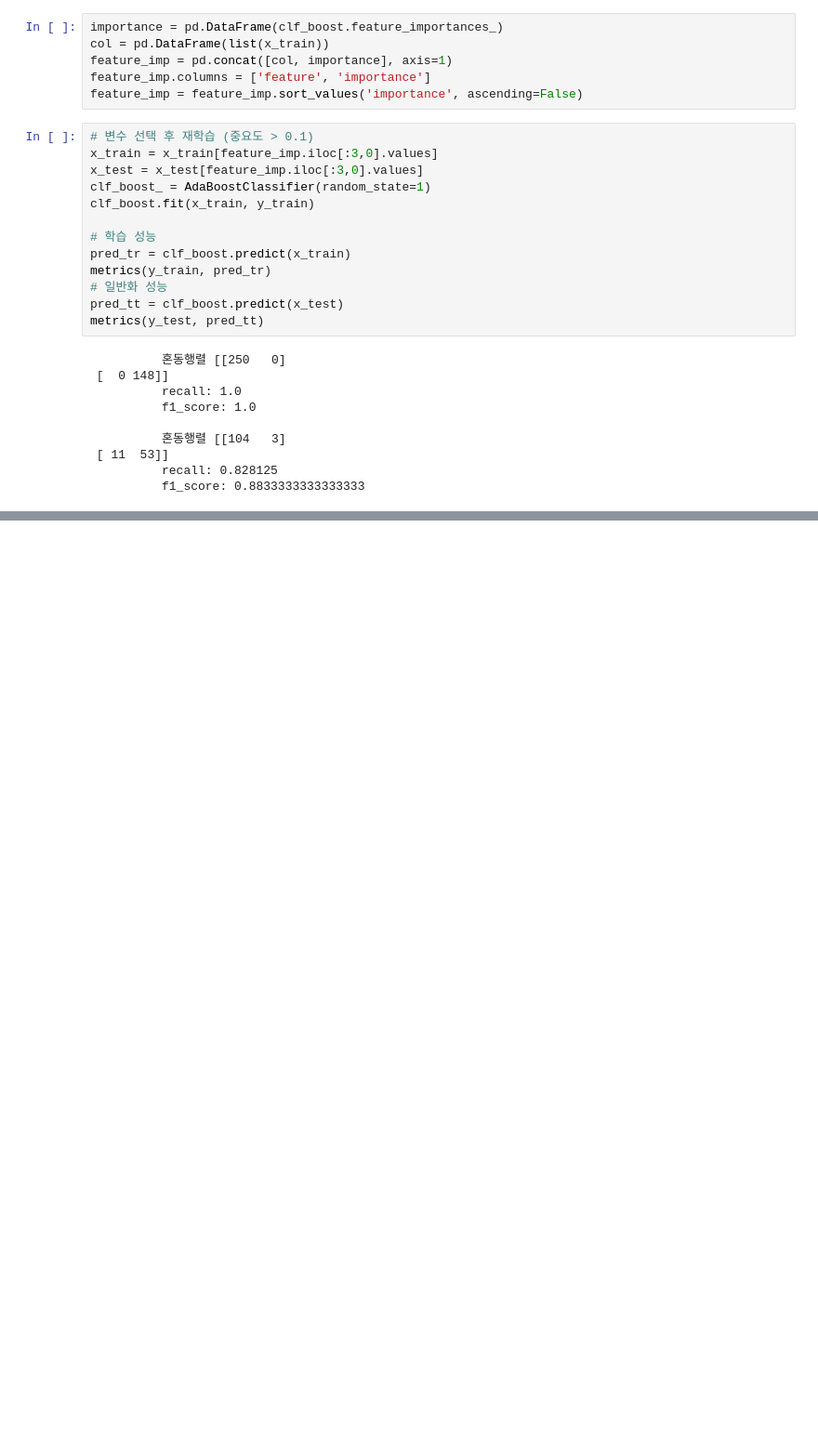
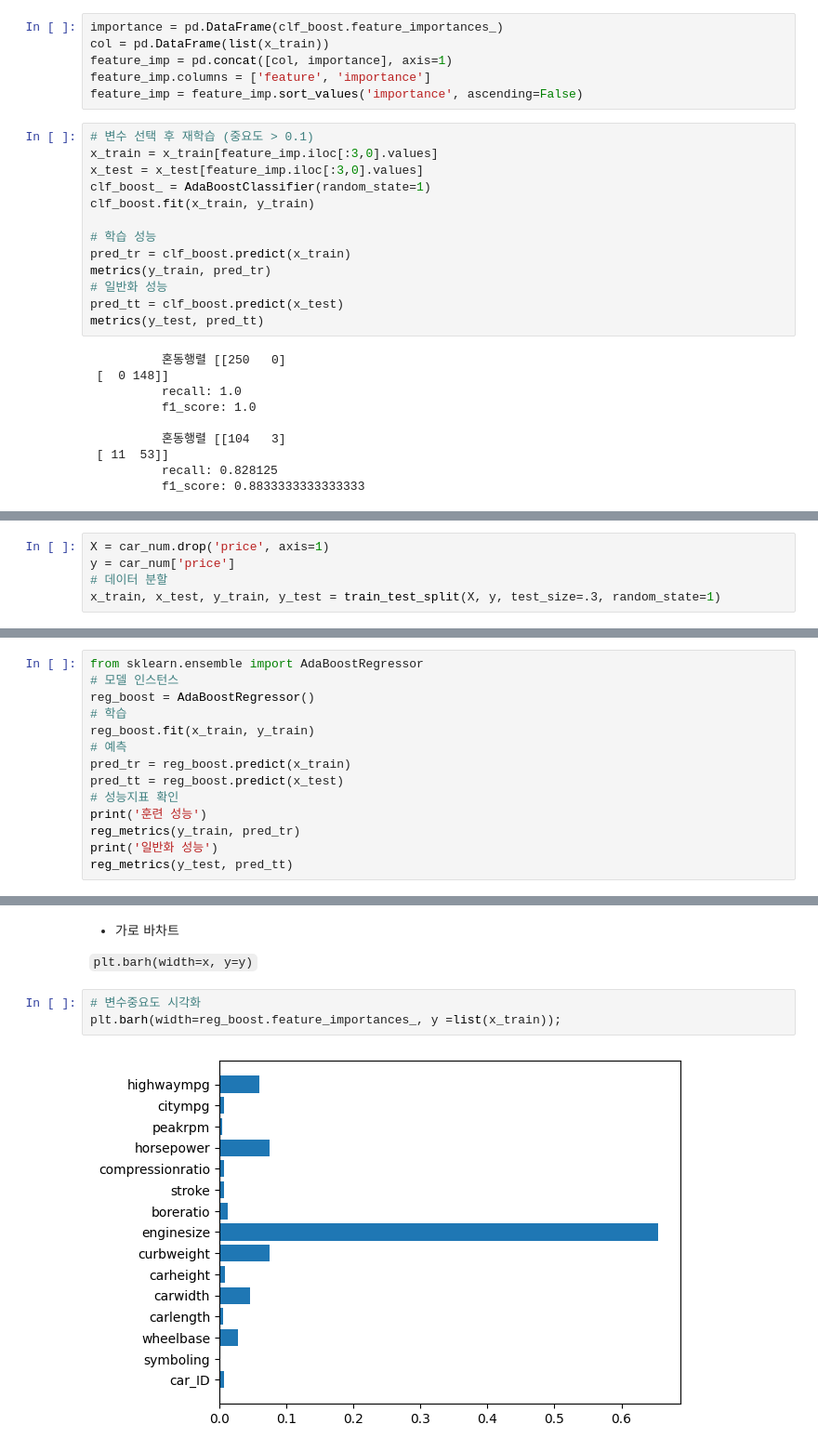
Before and after one commit to sai-with/ADP_prac, a Jupyter notebook: ML/앙상블.ipynb, the cells around one changed output, grey strips where cells are left out. Shown at 93% size. Drawn from its saved outputs; the diff is of its cells as text; blank space fills up the shorter version.

````diff
--- a/ML/앙상블.ipynb
+++ b/ML/앙상블.ipynb
@@ -288,0 +305,5 @@ metrics(y_test, pred_tt)
+# %%
+X = car_num.drop('price', axis=1)
+y = car_num['price']
+# 데이터 분할
+x_train, x_test, y_train, y_test = train_test_split(X, y, test_size=.3, random_state=1)
@@ -288,0 +319,14 @@ metrics(y_test, pred_tt)
+# %%
+from sklearn.ensemble import AdaBoostRegressor
+# 모델 인스턴스
+reg_boost = AdaBoostRegressor()
+# 학습
+reg_boost.fit(x_train, y_train)
+# 예측
+pred_tr = reg_boost.predict(x_train)
+pred_tt = reg_boost.predict(x_test)
+# 성능지표 확인
+print('훈련 성능')
+reg_metrics(y_train, pred_tr)
+print('일반화 성능')
+reg_metrics(y_test, pred_tt)
@@ -288,0 +343,9 @@ metrics(y_test, pred_tt)
+# %% [markdown]
+* 가로 바차트
+
+```plt.barh(width=x, y=y)```
+# %%
+# 변수중요도 시각화
+plt.barh(width=reg_boost.feature_importances_, y =list(x_train));
+# %% [output]
+[figure, added]
````
Also changed, not shown: parts of 13 cells of this notebook, 1 other file.
